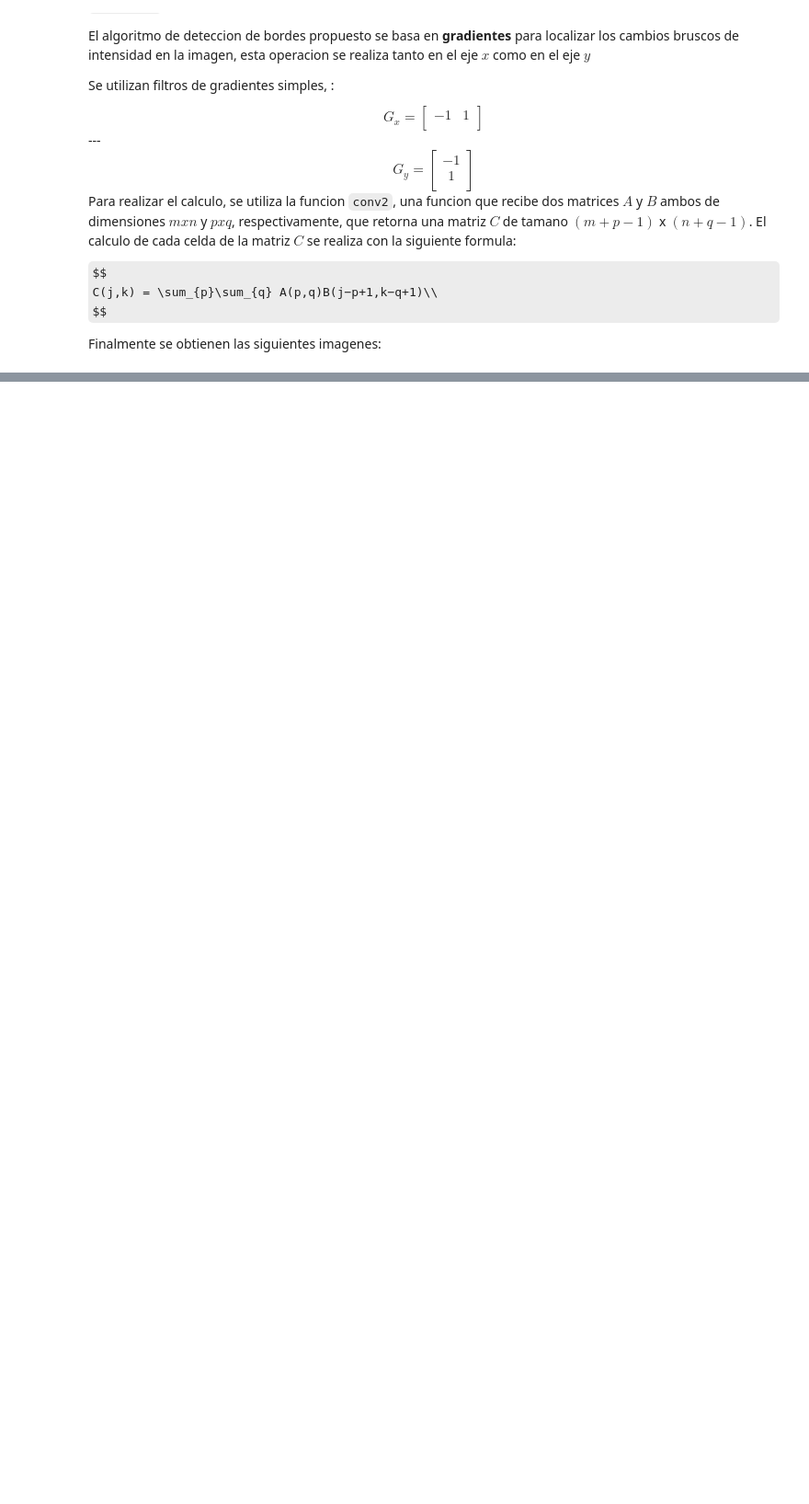
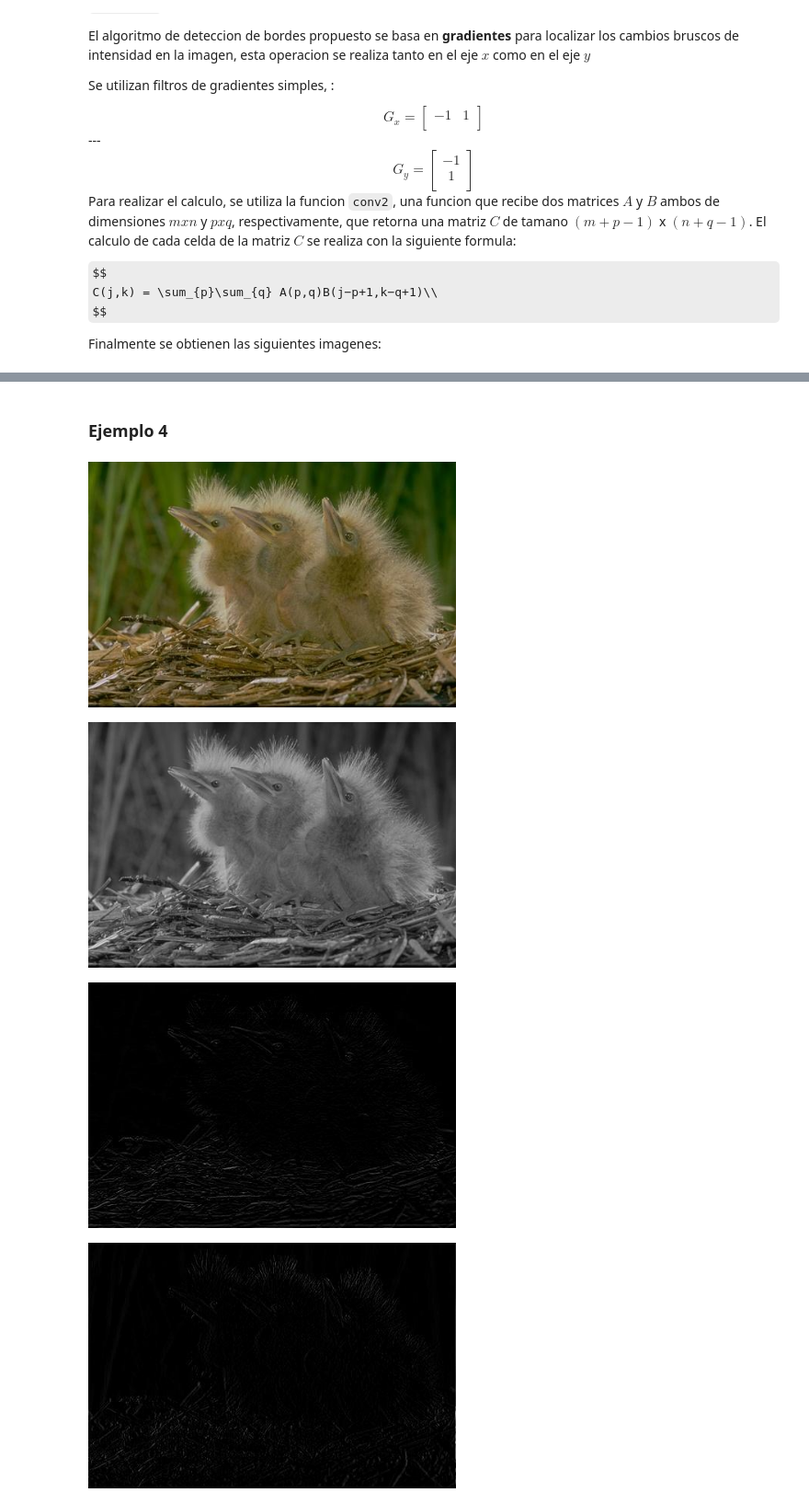
Before and after one commit to Marceeaax/FuzzyLogic, a Jupyter notebook: EdgeDetection/JupyterNotebook/ExplicacionesyEjemplos.ipynb, the cells around one changed output, grey strips where cells are left out. Shown at 92% size. Drawn from its saved outputs; the diff is of its cells as text; code cells hidden in the pictures; some formulas as TeX source; blank space fills up the shorter version.

```diff
--- a/EdgeDetection/JupyterNotebook/ExplicacionesyEjemplos.ipynb
+++ b/EdgeDetection/JupyterNotebook/ExplicacionesyEjemplos.ipynb
@@ -100,0 +137,17 @@ Image(url= "Imagenes/Imagen1/imagen1bordes.jpg", width=400, height=400)
+# %% [markdown]
+### Ejemplo 4
+# %%
+urls = ['Imagenes/Imagen4/imagen4.jpg',
+        'Imagenes/Imagen4/imagen4engris.jpg',
+        'Imagenes/Imagen4/imagen4Gy.jpg',
+        'Imagenes/Imagen4/imagen4Gx.jpg',
+        'Imagenes/Imagen4/imagen4bordes.jpg'
+       ]
+
+for nombreimagen in urls:
+    display(Image(filename=nombreimagen,width=400, height=400))
+# %% [output]
+[figure, added]
+[figure, added]
+[figure, added]
+[figure, added]
```
Also changed, not shown: parts of 19 cells of this notebook, 20 other files.
